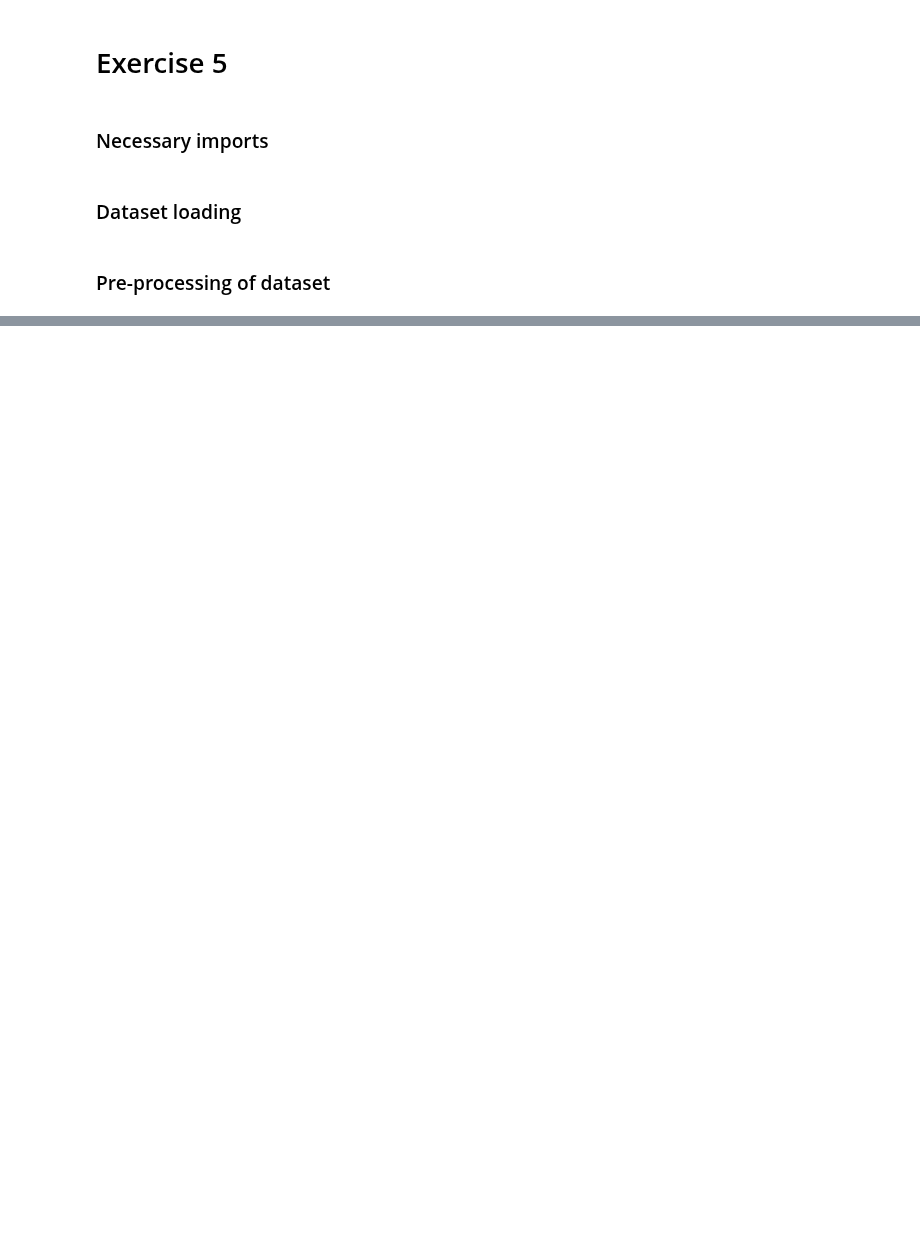
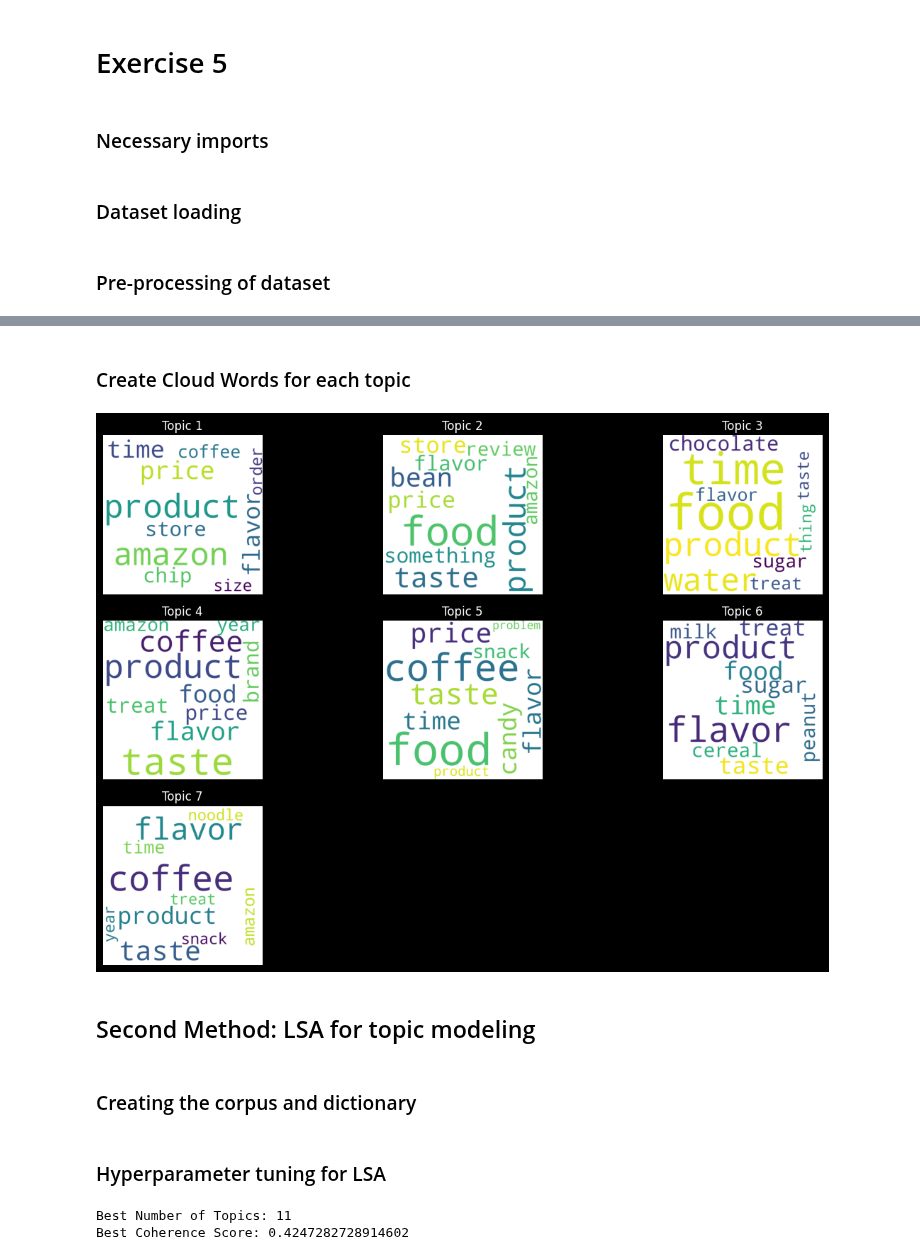
Before and after one commit to lorenzobotto/esercizi-tln, a Jupyter notebook: ex5/exercise_5.ipynb, the cells around one changed output, grey strips where cells are left out. Drawn from its saved outputs; the diff is of its cells as text; code cells hidden in the pictures; blank space fills up the shorter version.

```diff
--- a/ex5/exercise_5.ipynb
+++ b/ex5/exercise_5.ipynb
@@ -18,8 +27,9 @@ stop_words = stopwords.words('english')
 # %% [markdown]
 ### Dataset loading
 # %%
-df = pd.read_csv('data/blogtext.csv', encoding='utf-8', nrows=5000)
-df.drop('id', axis=1, inplace=True)
+df = pd.read_csv('data/reviews.csv', encoding='utf-8')
+df.drop('Id', axis=1, inplace=True)
+df = df.sample(n=1000, random_state=42)
 # %% [markdown]
 ### Pre-processing of dataset
 # %%
@@ -61,3 +74,3 @@ def preprocess(sentence):
     return ' '.join(words)
 # %%
-df['text_cleaned'] = df['text'].apply(preprocess)
+df['text_cleaned'] = df['Text'].apply(preprocess)
@@ -82,8 +78,0 @@ lda_output = lda.fit_transform(X)
-# %%
-terms = vectorizer.get_feature_names_out()
-
-for index, component in enumerate(lda.components_):
-    zipped = zip(terms, component)
-    top_terms_key=sorted(zipped, key = lambda t: t[1], reverse=True)[:7]
-    top_terms_list=list(dict(top_terms_key).keys())
-    print("Topic "+str(index)+": ",top_terms_list)
@@ -192,0 +150,12 @@ AttributeError: 'dict' object has no attribute 'params'
+# %%
+# Best model
+best_lda_model = LdaModel(corpus=corpus,
+                     id2word=id2word,
+                     num_topics=best_n,
+                     random_state=42)
+
+
+# Visualize the topics
+pyLDAvis.enable_notebook()
+vis = gensimvis.prepare(best_lda_model, corpus, id2word)
+vis
@@ -192,0 +180,24 @@ AttributeError: 'dict' object has no attribute 'params'
+# %% [markdown]
+### Create Cloud Words for each topic
+# %%
+plt.rcParams["figure.figsize"] = [12, 8]
+plt.rcParams["figure.autolayout"] = True
+
+for i in range(best_n):
+    words = best_lda_model.show_topics()[i][1].split('+')
+    top_terms_key = {}
+    for term in words:
+        word = term.split('*')[1].replace('"', '')
+        freq = term.split('*')[0]
+        top_terms_key[word] = float(freq)
+    wc = WordCloud(background_color="white",width=1000,height=1000, max_words=10,relative_scaling=0.5,normalize_plurals=False).generate_from_frequencies(top_terms_key)
+    plt.subplot(int(best_n / 2), int(best_n / 2), i+1)
+    plt.title(f"Topic {i+1}")
+    plt.axis('off')
+    plt.imshow(wc)
+# %% [output]
+[figure, added]
+# %% [markdown]
+## Second Method: LSA for topic modeling
+# %% [markdown]
+### Creating the corpus and dictionary
@@ -192,0 +213,25 @@ AttributeError: 'dict' object has no attribute 'params'
+# %% [markdown]
+### Hyperparameter tuning for LSA
+# %%
+def calculate_coherence_score_lsi(n):
+    lsi_model = LsiModel(corpus=corpus, id2word=id2word, num_topics=n, random_seed=42)
+    coherence_model_lsi = CoherenceModel(model=lsi_model, texts=texts, dictionary=id2word, coherence='c_v')
+    coherence_lsi = coherence_model_lsi.get_coherence()
+    return coherence_lsi
+
+# List containing various hyperparameters
+no_of_topics = [2, 3, 4, 5, 6, 7, 8, 9, 10, 11, 12]
+
+best_coherence_score = 0
+best_n = 0
+
+for n in no_of_topics:
+    coherence_score = calculate_coherence_score_lsi(n)
+    if coherence_score > best_coherence_score:
+        best_coherence_score = coherence_score
+        best_n = n
+print(f"Best Number of Topics: {best_n}")
+print(f"Best Coherence Score: {best_coherence_score}")
+# %% [output]
+Best Number of Topics: 11
+Best Coherence Score: 0.4247282728914602
```
Also changed, not shown: parts of 20 cells of this notebook.
